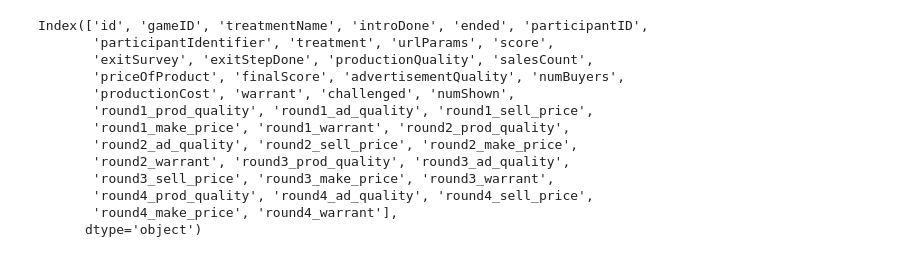
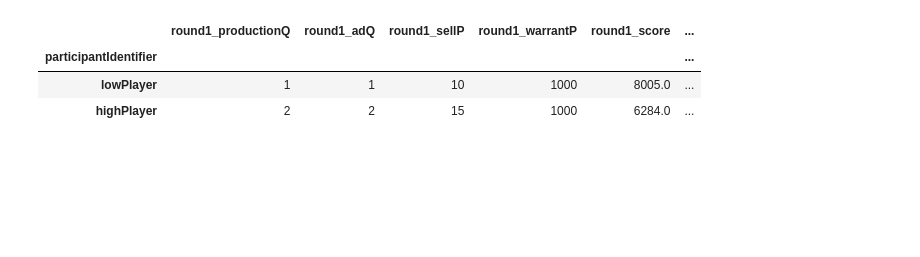
Before and after one commit to shahabhishek1729/toothpaste-empirica, a Jupyter notebook: base_producer_experiment/Admin Dashboard.ipynb, the cells around one changed output. Drawn from its saved outputs; the diff is of its cells as text; code cells hidden in the pictures; blank space fills up the shorter version.

```diff
--- a/base_producer_experiment/Admin Dashboard.ipynb
+++ b/base_producer_experiment/Admin Dashboard.ipynb
@@ -117,16 +49,0 @@ curr_game_info
-# %%
-curr_game_info.columns
-# %% [output]
-Index(['id', 'gameID', 'treatmentName', 'introDone', 'ended', 'participantID',
-       'participantIdentifier', 'treatment', 'urlParams', 'score',
-       'exitSurvey', 'exitStepDone', 'productionQuality', 'salesCount',
-       'priceOfProduct', 'finalScore', 'advertisementQuality', 'numBuyers',
-       'productionCost', 'warrant', 'challenged', 'numShown',
-       'round1_prod_quality', 'round1_ad_quality', 'round1_sell_price',
-       'round1_make_price', 'round1_warrant', 'round2_prod_quality',
-       'round2_ad_quality', 'round2_sell_price', 'round2_make_price',
-       'round2_warrant', 'round3_prod_quality', 'round3_ad_quality',
-       'round3_sell_price', 'round3_make_price', 'round3_warrant',
-       'round4_prod_quality', 'round4_ad_quality', 'round4_sell_price',
-       'round4_make_price', 'round4_warrant'],
-      dtype='object')
@@ -132,0 +97,7 @@ Index(['id', 'gameID', 'treatmentName', 'introDone', 'ended', 'participantID',
+# %%
+curr_game_choices
+# %% [output]
+|  | round1_productionQ | round1_adQ | round1_sellP | round1_warrantP | round1_score | ... |
+| participantIdentifier |  |  |  |  |  | ... |
+| lowPlayer | 1 | 1 | 10 | 1000 | 8005.0 | ... |
+| highPlayer | 2 | 2 | 15 | 1000 | 6284.0 | ... |
```
Also changed, not shown: parts of 23 cells of this notebook, 8 other files.
